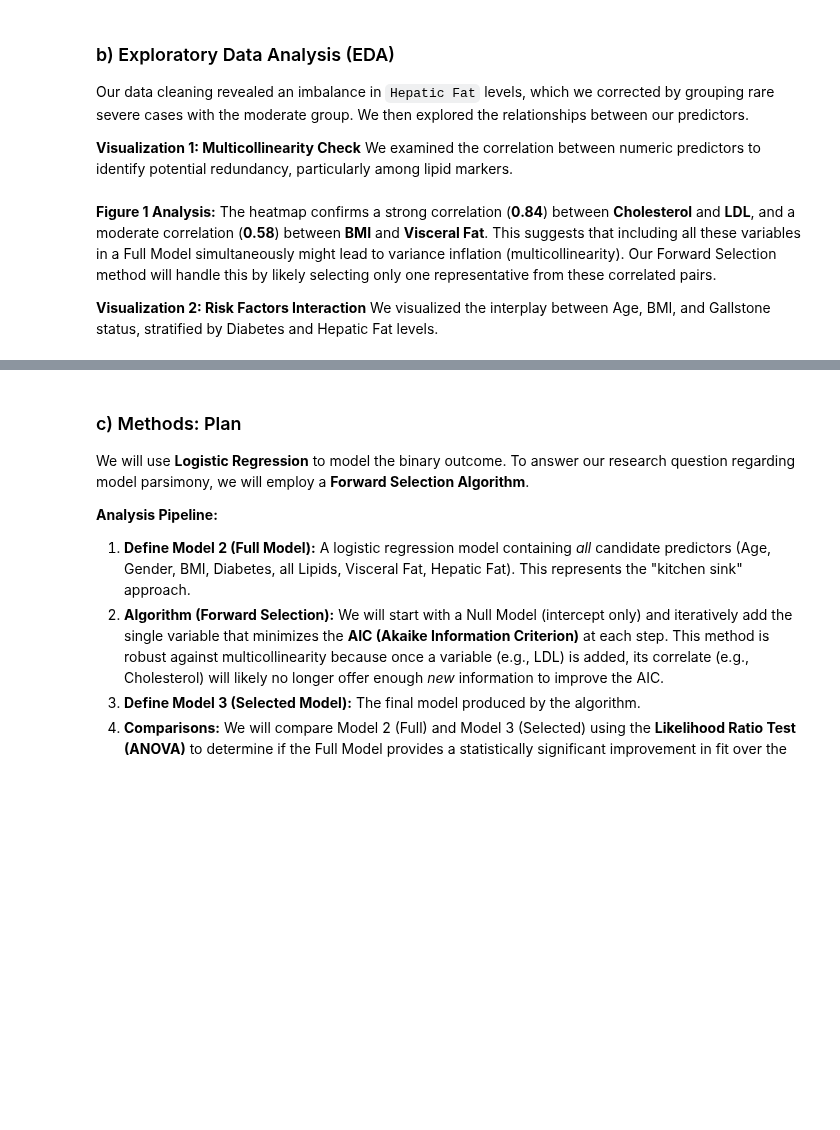
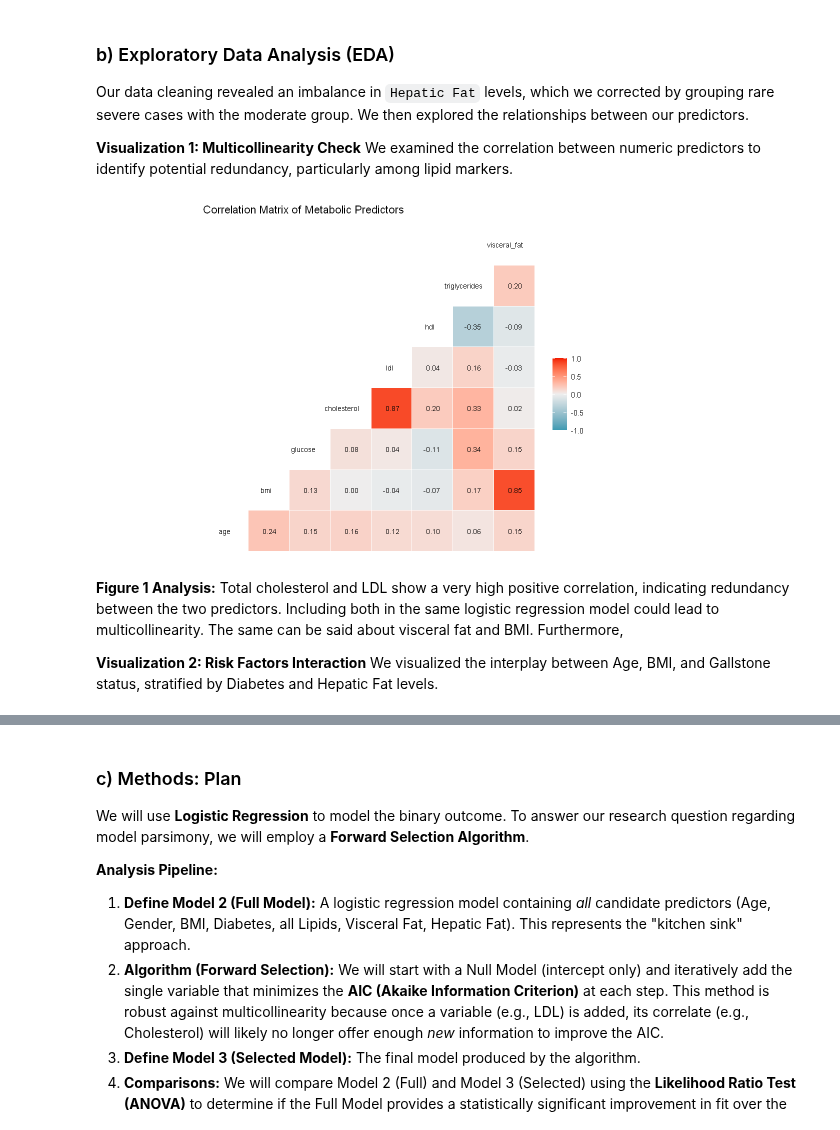
Before and after one commit to MC6527medhansh/gallstone-logistic-model, a Jupyter notebook: gallstone-risk-inference/notebooks/Group_19_Gallstone_Analysis.ipynb, the cells around one changed output, grey strips where cells are left out. Cells and saved outputs as stored; diff of their text form; code cells hidden in the pictures; blank space fills up the shorter version.

Commit message:
Updated eda and methods/results

```diff
--- a/gallstone-risk-inference/notebooks/Group_19_Gallstone_Analysis.ipynb
+++ b/gallstone-risk-inference/notebooks/Group_19_Gallstone_Analysis.ipynb
@@ -174,5 +199,35 @@ corrplot(cor_matrix, method = "color", type = "upper",
+# %%
+# Select only numeric predictor variables (exclude response + factors)
+num_predictors <- gallstone %>%
+  select(
+    age,
+    bmi,
+    glucose,
+    cholesterol,
+    ldl,
+    hdl,
+    triglycerides,
+    visceral_fat
+  )
+
+# Correlation heatmap
+corr_plot <- ggcorr(
+  num_predictors,
+  method = c("everything", "pearson"),
+  label = TRUE,
+  label_round = 2,
+  label_size = 3,
+  hjust = 0.75,
+  size = 3
+) +
+  ggtitle("Correlation Matrix of Metabolic Predictors") +
+  theme_minimal()
+
+corr_plot
+# %% [output]
+[figure, added]
 # %% [markdown]
-**Figure 1 Analysis:** The heatmap confirms a strong correlation (**0.84**) between **Cholesterol** and **LDL**, and a moderate correlation (**0.58**) between **BMI** and **Visceral Fat**. This suggests that including all these variables in a Full Model simultaneously might lead to variance inflation (multicollinearity). Our Forward Selection method will handle this by likely selecting only one representative from these correlated pairs.
+**Figure 1 Analysis:** Total cholesterol and LDL show a very high positive correlation, indicating redundancy between the two predictors. Including both in the same logistic regression model could lead to multicollinearity. The same can be said about visceral fat and BMI. Furthermore,
 
 **Visualization 2: Risk Factors Interaction**
 We visualized the interplay between Age, BMI, and Gallstone status, stratified by Diabetes and Hepatic Fat levels.
```
Also changed, not shown: parts of 4 cells of this notebook, 1 other file.
